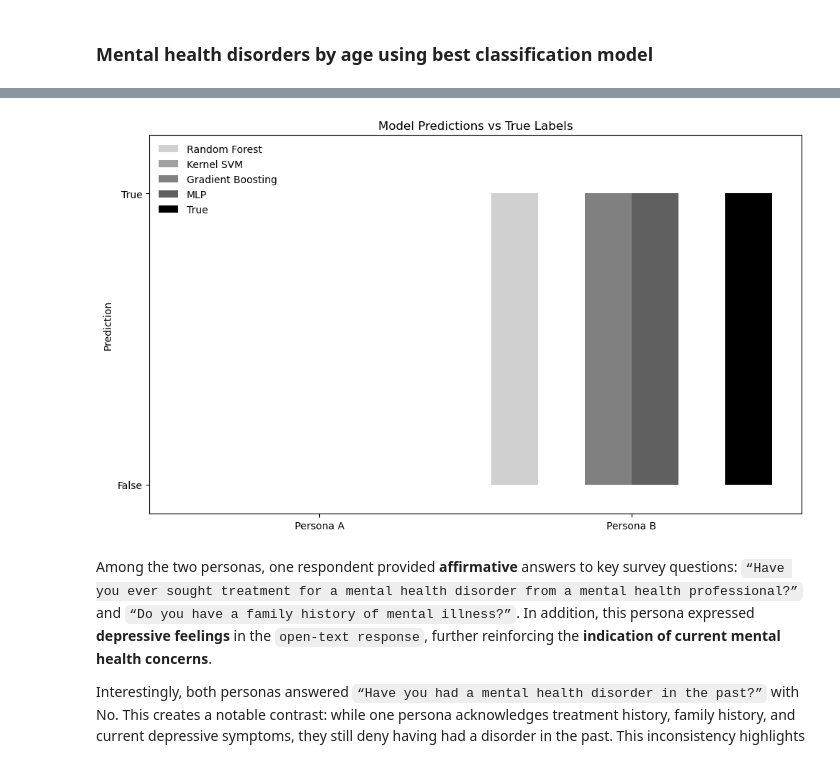
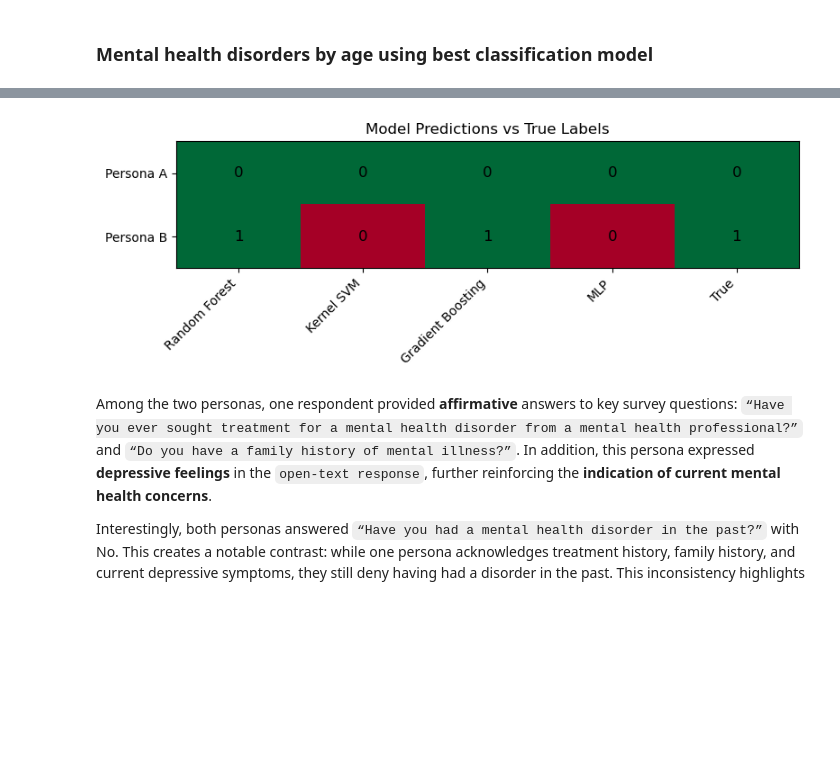
Before and after one commit to karelallik/Mental-Health-in-Tech, a Jupyter notebook: notebooks/goal2_predict_mental_health_disorder.ipynb, the cells around one changed output, grey strips where cells are left out. Cells and saved outputs as stored; diff of their text form; code cells hidden in the pictures; blank space fills up the shorter version.

```diff
--- a/notebooks/goal2_predict_mental_health_disorder.ipynb
+++ b/notebooks/goal2_predict_mental_health_disorder.ipynb
@@ -558,9 +539,9 @@ rf = RandomForestClassifier(random_state=1, n_jobs=-1)
 search = RandomizedSearchCV(
     rf,
     param_distributions=param_dist,
-    n_iter=1,              # number of random combinations to try
+    n_iter=20, # We can afford more itearions without having embeddings columns.
     scoring="accuracy",
-    cv=5,                   # 5-fold cross-validation
+    cv=5,
     verbose=1,
     n_jobs=-1,
     random_state=1
@@ -836,5 +804,6 @@ The ROC curves for all five tuned models: Random Forest, LightGBM, SVC RBF, MLP,
 # %%
 df_models = pd.DataFrame(results).set_index("Model")
+df_models = df_models.sort_values(by="ROC-AUC", ascending=False)
 
 print(df_models.round(3))
 
@@ -843,7 +812,6 @@ bar_width = 0.4
 
 fig, ax = plt.subplots(figsize=(12, 6))
 
-# FP ja FN kõrvuti
 ax.bar([i - bar_width/2 for i in x], df_models["FP"], width=bar_width,
        label="False Positives", color="salmon")
 
@@ -859,7 +827,7 @@ for i in x:
 ax.set_xticks(x)
 ax.set_xticklabels(df_models.index, rotation=45, ha='right')
 ax.set_ylabel("Count")
-ax.set_title("False Positives and False Negatives by Model")
+ax.set_title("False Positives and False Negatives by Model (lower is better)")
 ax.legend()
 
 plt.tight_layout()
@@ -991,0 +953,3 @@ This section evaluates model predictions using two synthetic survey respondents.
+# %%
+df_test_raw = pd.read_csv("../data/raw/two_test_cases.csv")
+df_test_raw
@@ -992,6 +961,4 @@ This section evaluates model predictions using two synthetic survey respondents.
 # %%
-df_test_raw = pd.read_csv("../data/processed/two_test_cases.csv")
-
 df_test_raw[cat_cols] = df_test_raw[cat_cols].fillna("Unknown").astype(str)
 
 X_test_cat = ohe.transform(df_test_raw[cat_cols])
@@ -999,9 +966,8 @@ X_test_cat = ohe.transform(df_test_raw[cat_cols])
 X_test_num = df_test_raw[num_cols].to_numpy()
 
 texts_test = df_test_raw[text_col].tolist()
-embeddings_test = model.encode(texts_test)
+embeddings_test = model.encode(texts_test, show_progress_bar=True)
 
-# Kõik kokku sama järjekorras
 X_test_final = np.hstack([X_test_cat, X_test_num, embeddings_test])
 # %%
 y_pred = best_rf.predict(X_test_final)
@@ -1026,43 +991,40 @@ MLP predictions:  [0 1]
 # %%
-y_true = [0,1]
+y_true = np.array([0, 1])
+result = {
+    "Random Forest": y_pred,
+    "Kernel SVM": y_pred_svm,
+    "Gradient Boosting": y_pred_lgbm,
+    "MLP": y_pred_mlp
+}
 
-result = {"Random Forest": y_pred, "Kernel SVM": y_pred_svm, "Gradient Boosting": y_pred_lgbm, "MLP": y_pred_mlp}
 df_preds = pd.DataFrame(result, index=["Persona A", "Persona B"])
 df_preds["True"] = y_true
 
-fig, ax = plt.subplots(figsize=(10, 6))
-bar_width = 0.15
-x = range(len(df_preds.index))
+data = df_preds.to_numpy()
 
-colors = ["#d0d0d0", "#a0a0a0", "#808080", "#606060"]
-true_color = "black"
+fig, ax = plt.subplots(figsize=(8, 3))
 
-# Mudelite ennustused
-for i, model in enumerate(df_preds.columns[:-1]):
-    positions = [j + i * bar_width for j in x]
-    ax.bar(positions, df_preds[model], width=bar_width, label=model, color=colors[i])
+colors = np.where(data == y_true.reshape(-1, 1), 1, 0)
 
-# Tõeväärtused
-true_positions = [j + len(results) * bar_width for j in x]
-ax.bar(true_positions, df_preds["True"], width=bar_width, label="True", color=true_color)
+cax = ax.imshow(colors, cmap="RdYlGn", aspect="auto")
 
-# X-telg
-ax.set_xticks([j + (len(results)/2)*bar_width for j in x])
-ax.set_xticklabels(df_preds.index)
+ax.set_xticks(np.arange(len(df_preds.columns)))
+ax.set_xticklabels(df_preds.columns, rotation=45, ha='right')
 
-# Y-telg: tekstilised sildid
-ax.set_yticks([0, 1])
-ax.set_yticklabels(["False", "True"])
+ax.set_yticks(np.arange(len(df_preds.index)))
+ax.set_yticklabels(df_preds.index)
 
-ax.set_ylabel("Prediction")
+for i in range(data.shape[0]):
+    for j in range(data.shape[1]):
+        ax.text(j, i, str(data[i, j]),
+                ha="center", va="center", color="black", fontsize=12)
+
 ax.set_title("Model Predictions vs True Labels")
-ax.legend(frameon=False)
 
-plt.ylim(-0.1, 1.2)
 plt.tight_layout()
 plt.show()
 # %% [output]
-[figure, old version]
+[figure, new version]
 # %% [markdown]
 Among the two personas, one respondent provided **affirmative** answers to key survey questions: `“Have you ever sought treatment for a mental health disorder from a mental health professional?”` and `“Do you have a family history of mental illness?”`. In addition, this persona expressed **depressive feelings** in the `open‑text response`, further reinforcing the **indication of current mental health concerns**.
 
```
Also changed, not shown: parts of 44 cells of this notebook, 1 other file.
